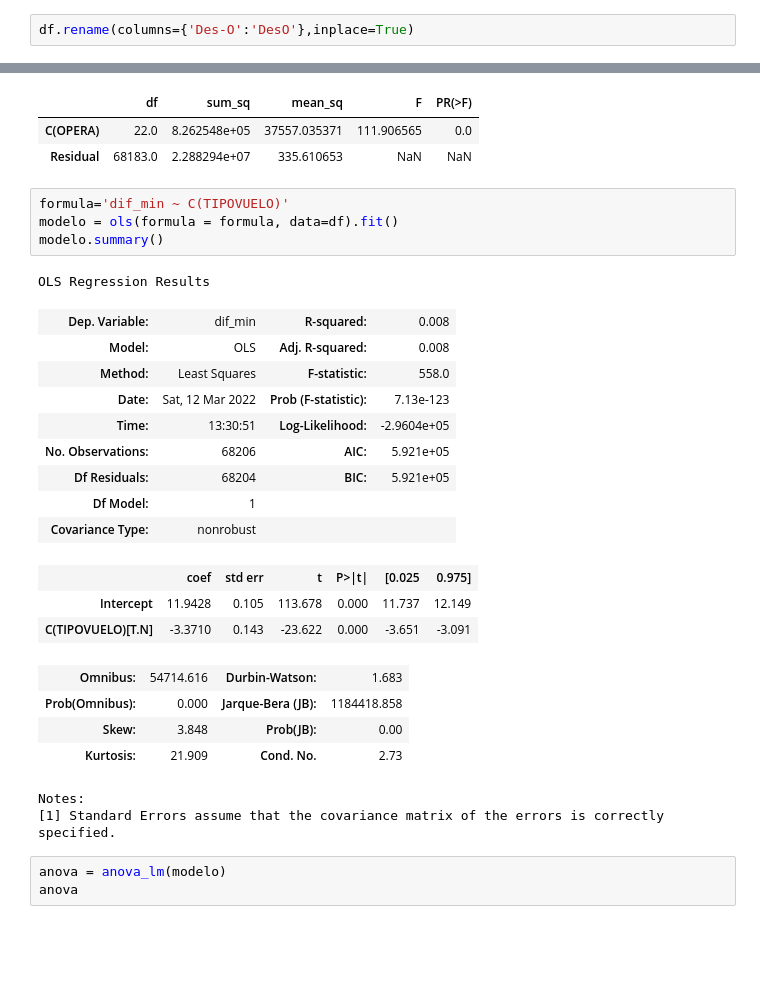
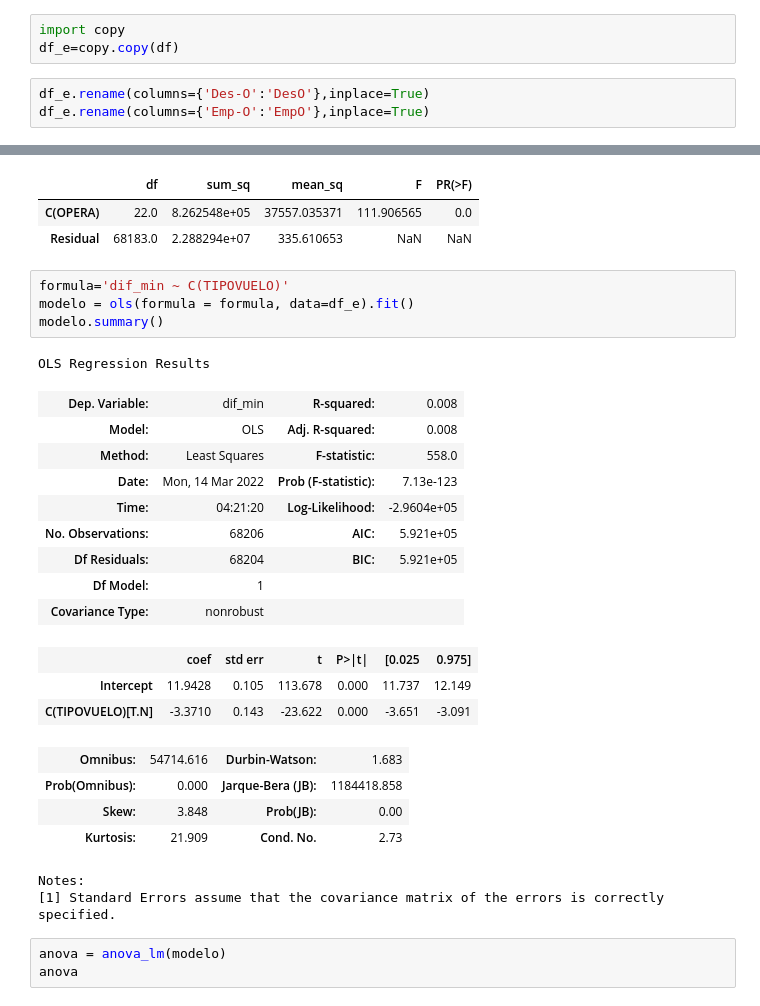
Before and after one commit to RoberttoMY/Data-Scientist-Challenge---LATAM-Airlines, a Jupyter notebook: Desafio Data Scientist LATAM Airlines.ipynb, the cells around one changed output, grey strips where cells are left out. Drawn from its saved outputs; the diff is of its cells as text; blank space fills up the shorter version.

```diff
--- a/Desafio Data Scientist LATAM Airlines.ipynb
+++ b/Desafio Data Scientist LATAM Airlines.ipynb
@@ -955,3 +953,7 @@ plot = pd.crosstab(index=df['TIPOVUELO'],columns=df['atraso_15']).apply(lambda r
+# %%
+import copy
+df_e=copy.copy(df)
 # %%
-df.rename(columns={'Des-O':'DesO'},inplace=True)
+df_e.rename(columns={'Des-O':'DesO'},inplace=True)
+df_e.rename(columns={'Emp-O':'EmpO'},inplace=True)
 # %%
@@ -1115,15 +1117,15 @@ anova
 | Residual | 68183.0 | 2.288294e+07 | 335.610653 | NaN | NaN |
 # %%
 formula='dif_min ~ C(TIPOVUELO)'
-modelo = ols(formula = formula, data=df).fit()
+modelo = ols(formula = formula, data=df_e).fit()
 modelo.summary()
 # %% [output]
 OLS Regression Results
 | Dep. Variable: | dif_min | R-squared: | 0.008 |
 | Model: | OLS | Adj. R-squared: | 0.008 |
 | Method: | Least Squares | F-statistic: | 558.0 |
-| Date: | Sat, 12 Mar 2022 | Prob (F-statistic): | 7.13e-123 |
-| Time: | 13:30:51 | Log-Likelihood: | -2.9604e+05 |
+| Date: | Mon, 14 Mar 2022 | Prob (F-statistic): | 7.13e-123 |
+| Time: | 04:21:20 | Log-Likelihood: | -2.9604e+05 |
 | No. Observations: | 68206 | AIC: | 5.921e+05 |
 | Df Residuals: | 68204 | BIC: | 5.921e+05 |
 | Df Model: | 1 |  |  |
```
Also changed, not shown: parts of 59 cells of this notebook.
